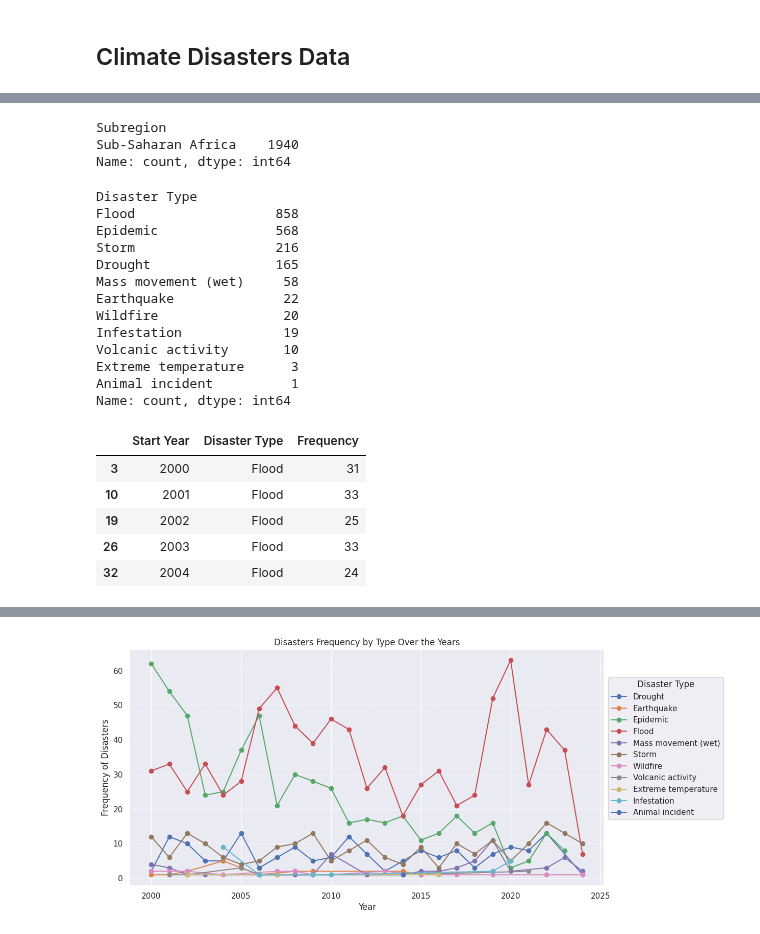
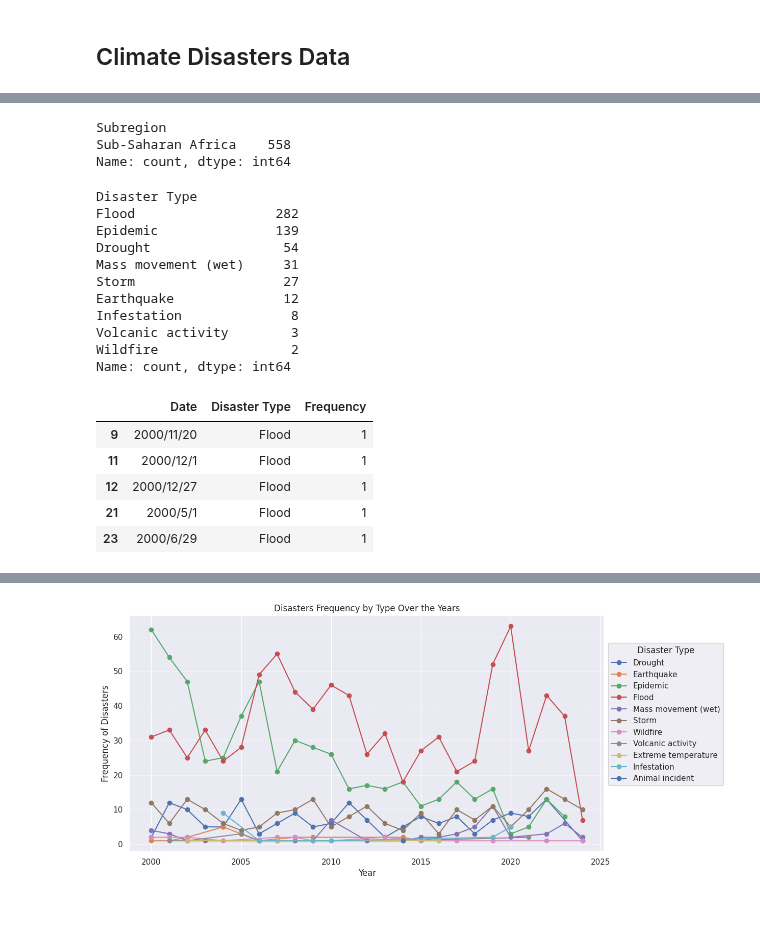
Before and after one commit to 0xpix/CERI-Project, a Jupyter notebook: notebooks/EDA.ipynb, the cells around one changed output, grey strips where cells are left out. Drawn from its saved outputs; the diff is of its cells as text; code cells hidden in the pictures.

```diff
--- a/notebooks/EDA.ipynb
+++ b/notebooks/EDA.ipynb
@@ -142,11 +155,15 @@ Index(['DisNo.', 'Historic', 'Classification Key', 'Disaster Group',
        'Total Damage ('000 US$)', 'Total Damage, Adjusted ('000 US$)', 'CPI',
        'Admin Units', 'Entry Date', 'Last Update'],
       dtype='object')
+# %%
+cols=['Start Year', 'Start Month', 'Start Day'] # columns with year month and day
+
+# Merge the dates into just one column, skipping NaN values
+Climate_raw_data['Date'] = Climate_raw_data[cols].apply(lambda x: '/'.join([str(int(val)) for val in x if not pd.isnull(val)]), axis=1)
 # %%
 # Array of the relevent columns
-columns = ['Disaster Type', 'Country', 'Subregion',
-           'Start Year', 'Start Month', 'Start Day',
-           'End Year', 'End Month', 'End Day']
+columns = ['Country', 'Subregion', 'Disaster Type',
+           'Date']
 
 # Create the data with the relevent columns
 climate_data_with_selected_columns = Climate_raw_data[columns]
@@ -174,0 +178,9 @@ sub_saharan_climate_data.tail(8)
+# %%
+# Specify a list of country names for which the data is to be filtered
+country_names = ["Burundi", "Kenya", "Rwanda", "South Sudan",
+                "United Republic of Tanzania", "Uganda", "Djibouti", "Eritrea",
+                "Ethiopia", "Somalia"]
+
+# Create the data with the relevent countries only
+sub_saharan_climate_data = climate_data_with_selected_columns[climate_data_with_selected_columns['Country'].isin(country_names)].reset_index(drop=True)
+sub_saharan_climate_data.tail(8)
@@ -176,38 +198,36 @@ sub_saharan_climate_data.tail(8)
 sub_saharan_climate_data['Subregion'].value_counts()
 # %% [output]
 Subregion
-Sub-Saharan Africa    1940
+Sub-Saharan Africa    558
 Name: count, dtype: int64
 # %%
 sub_saharan_climate_data['Disaster Type'].value_counts()
 # %% [output]
 Disaster Type
-Flood                  858
-Epidemic               568
-Storm                  216
-Drought                165
-Mass movement (wet)     58
-Earthquake              22
-Wildfire                20
-Infestation             19
-Volcanic activity       10
-Extreme temperature      3
-Animal incident          1
+Flood                  282
+Epidemic               139
+Drought                 54
+Mass movement (wet)     31
+Storm                   27
+Earthquake              12
+Infestation              8
+Volcanic activity        3
+Wildfire                 2
 Name: count, dtype: int64
 # %%
 # Create a filter
 disaster_filter = 'Flood'
 
 # Group by Year and Disaster Type and count frequency
-disaster_counts = sub_saharan_climate_data.groupby(['Start Year', 'Disaster Type']).size().reset_index(name='Frequency')
+disaster_counts = sub_saharan_climate_data.groupby(['Date', 'Disaster Type']).size().reset_index(name='Frequency')
 
 # Filter the data
 filtered_data = disaster_counts[disaster_counts['Disaster Type'] == disaster_filter]
 filtered_data.head()
 # %% [output]
-|  | Start Year | Disaster Type | Frequency |
-| 3 | 2000 | Flood | 31 |
-| 10 | 2001 | Flood | 33 |
-| 19 | 2002 | Flood | 25 |
-| 26 | 2003 | Flood | 33 |
-| 32 | 2004 | Flood | 24 |
+|  | Date | Disaster Type | Frequency |
+| 9 | 2000/11/20 | Flood | 1 |
+| 11 | 2000/12/1 | Flood | 1 |
+| 12 | 2000/12/27 | Flood | 1 |
+| 21 | 2000/5/1 | Flood | 1 |
+| 23 | 2000/6/29 | Flood | 1 |
```
Also changed, not shown: parts of 26 cells of this notebook.
